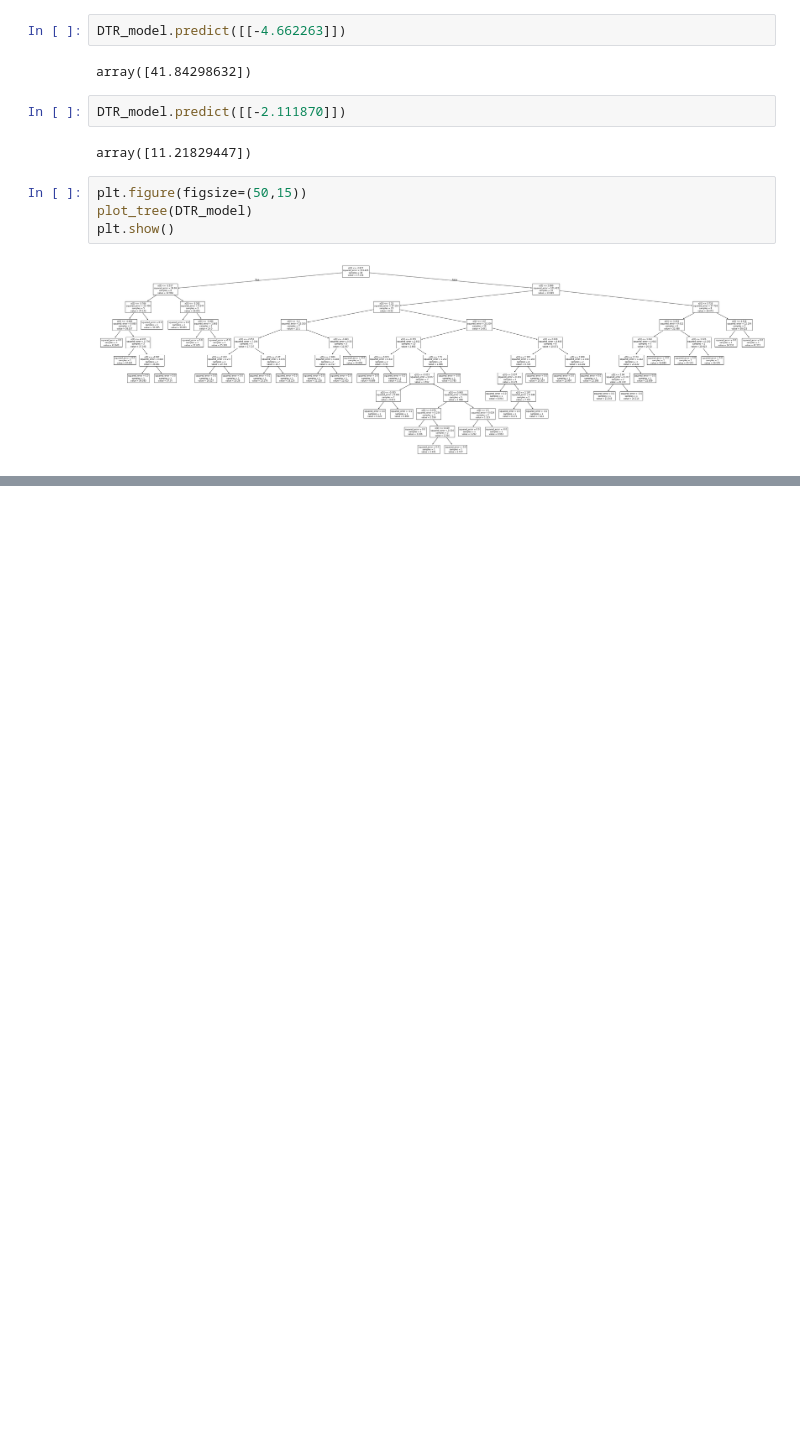
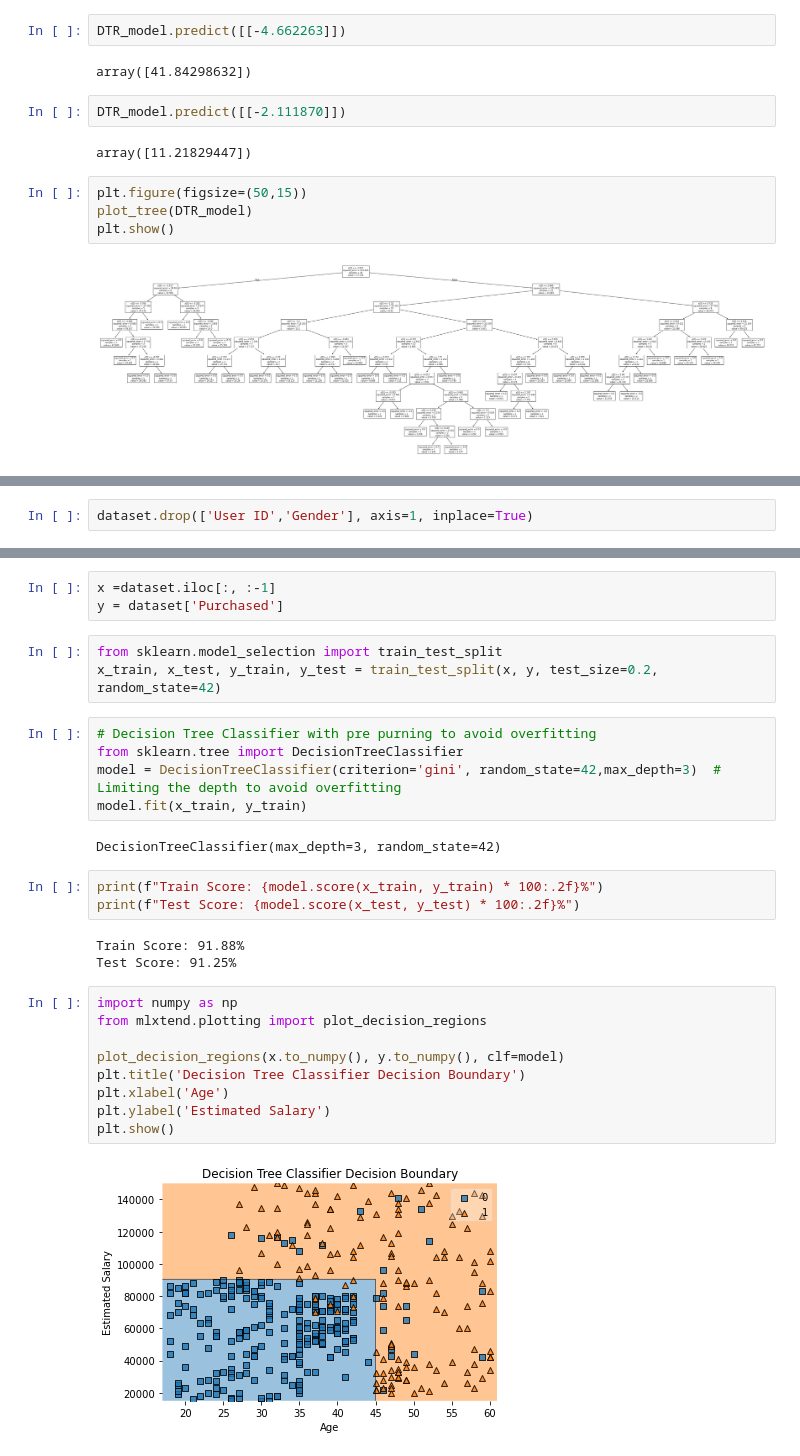
Before and after one commit to MuhammadUzair0786/Non-Linear-Machine-Learning-Model-Building, a Jupyter notebook: Decision_Tree.ipynb, the cells around one changed output, grey strips where cells are left out. Drawn from its saved outputs; the diff is of its cells as text; blank space fills up the shorter version.

Commit message:
Pre and Post Purning Practice with solve example and write README file

```diff
--- a/Decision_Tree.ipynb
+++ b/Decision_Tree.ipynb
@@ -136,0 +153,2 @@ plt.show()
+# %%
+dataset.drop(['User ID','Gender'], axis=1, inplace=True)
@@ -136,0 +162,30 @@ plt.show()
+# %%
+x =dataset.iloc[:, :-1]
+y = dataset['Purchased']
+# %%
+from sklearn.model_selection import train_test_split
+x_train, x_test, y_train, y_test = train_test_split(x, y, test_size=0.2, random_state=42)
+# %%
+# Decision Tree Classifier with pre purning to avoid overfitting
+from sklearn.tree import DecisionTreeClassifier
+model = DecisionTreeClassifier(criterion='gini', random_state=42,max_depth=3)  # Limiting the depth to avoid overfitting
+model.fit(x_train, y_train)
+# %% [output]
+DecisionTreeClassifier(max_depth=3, random_state=42)
+# %%
+print(f"Train Score: {model.score(x_train, y_train) * 100:.2f}%")
+print(f"Test Score: {model.score(x_test, y_test) * 100:.2f}%")
+# %% [output]
+Train Score: 91.88%
+Test Score: 91.25%
+# %%
+import numpy as np
+from mlxtend.plotting import plot_decision_regions
+
+plot_decision_regions(x.to_numpy(), y.to_numpy(), clf=model)
+plt.title('Decision Tree Classifier Decision Boundary')
+plt.xlabel('Age')
+plt.ylabel('Estimated Salary')
+plt.show()
+# %% [output]
+[figure, added]
```
Also changed, not shown: parts of 12 cells of this notebook, 1 other file.
